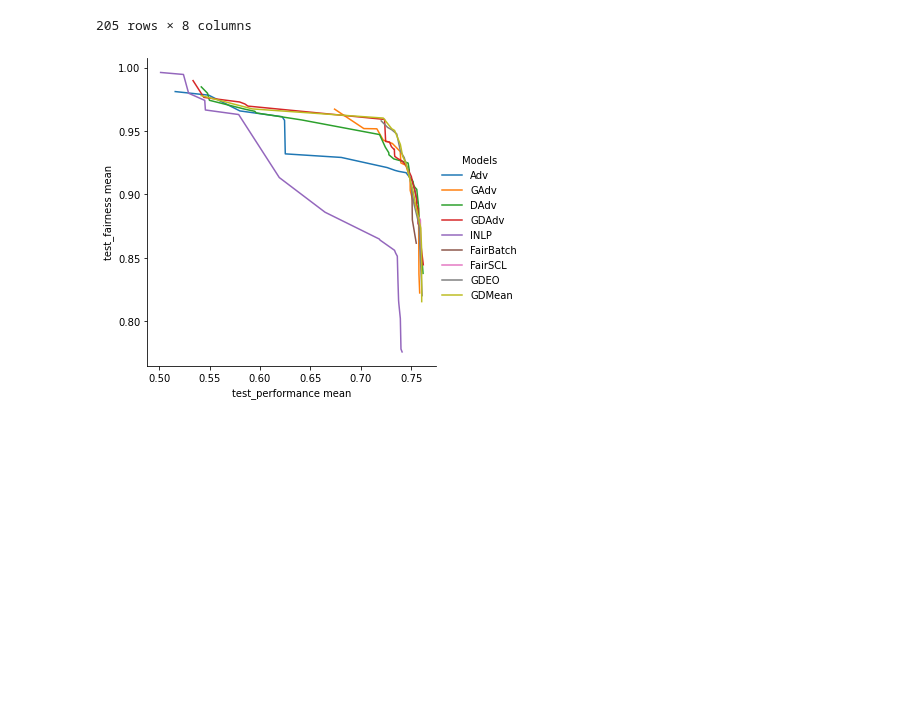
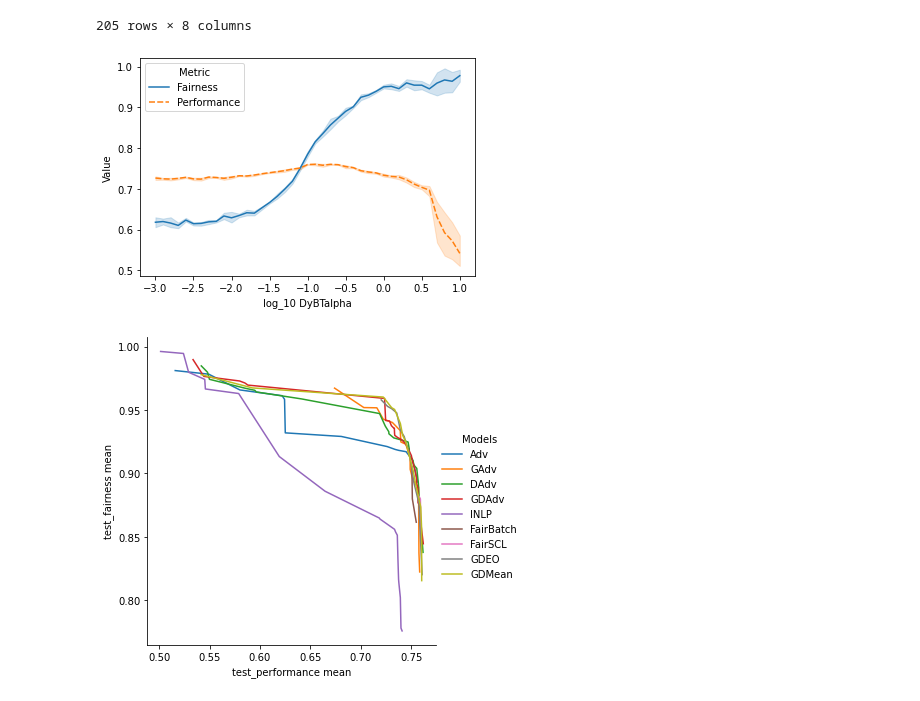
Before and after one commit to Libr-AI/fairlib, a Jupyter notebook: analysis/Moji_model_selection.ipynb, the cells around one changed output. Saved outputs shown, nothing was run; the diff lists cells and outputs as text; code cells hidden in the pictures; blank space fills up the shorter version.

```diff
--- a/analysis/Moji_model_selection.ipynb
+++ b/analysis/Moji_model_selection.ipynb
@@ -314,6 +345,10 @@ GDMean_df
 | 7.943282 | 5 | 0.982607 | 0.514500 | 0.017393 | 0.988188 | 0.519880 | 0.011812 | G:\Experimental_results\GroupDiff... |
 | 7.943282 | 0 | 0.989247 | 0.536875 | 0.058491 | 0.977449 | 0.547637 | 0.052689 | G:\Experimental_results\GroupDiff... |
 205 rows × 8 columns
+# %%
+tradeoff_plot(GDMean_df, "DyBTalpha", "GDMean_hypertune")
+# %% [output]
+[figure, added]
 # %%
 _results_dict = {
     "Adv": Moji_Adv_df,
```
Also changed, not shown: parts of 6 cells of this notebook, 5 other files.
